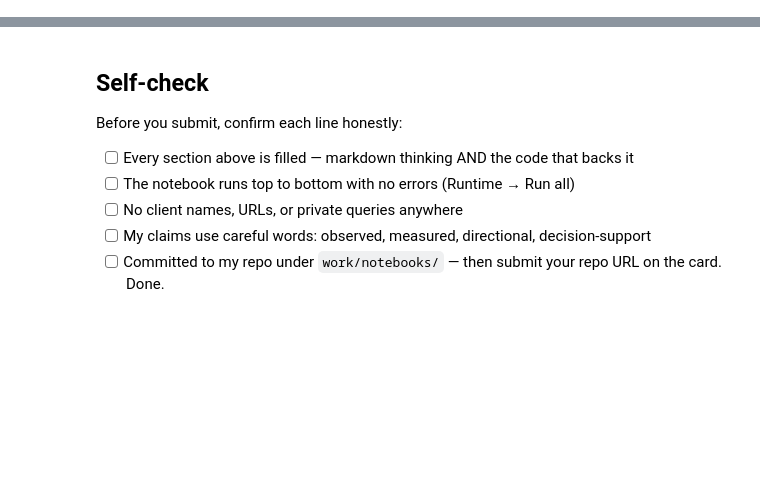
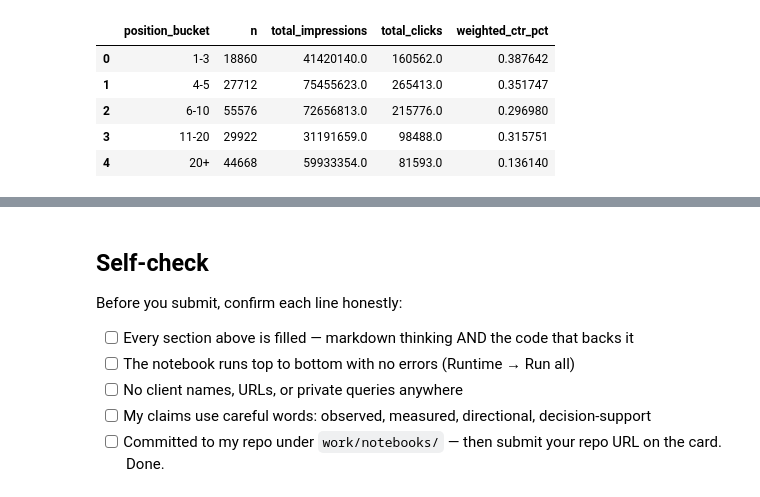
Before and after one commit to Adnan-ai98/flyrank-ml-internship, a Jupyter notebook: work/notebooks/w04_signal_audit.ipynb, the cells around one changed output, grey strips where cells are left out. Cells and saved outputs as stored; diff of their text form; code cells hidden in the pictures; blank space fills up the shorter version.

```diff
--- a/work/notebooks/w04_signal_audit.ipynb
+++ b/work/notebooks/w04_signal_audit.ipynb
@@ -36,0 +281,82 @@ This skeleton is yours to fill. Work the sections **in order** — each one has
+# %%
+# ============================================================
+# SIGNAL 2 — POSITION VS CTR
+# ============================================================
+
+audit_frame["position_bucket"] = pd.cut(
+    audit_frame["gsc_avg_position"],
+    bins=[0, 3, 5, 10, 20, np.inf],
+    labels=[
+        "1-3",
+        "4-5",
+        "6-10",
+        "11-20",
+        "20+"
+    ],
+    include_lowest=True
+)
+
+position_test = (
+    audit_frame
+    .groupby("position_bucket", observed=False)
+    .agg(
+        n=("gsc_impressions", "size"),
+        total_impressions=("gsc_impressions", "sum"),
+        total_clicks=("gsc_clicks", "sum")
+    )
+    .reset_index()
+)
+
+position_test["weighted_ctr"] = np.where(
+    position_test["total_impressions"] > 0,
+    position_test["total_clicks"]
+    / position_test["total_impressions"],
+    np.nan
+)
+
+position_test["weighted_ctr_pct"] = (
+    position_test["weighted_ctr"] * 100
+)
+
+print("SIGNAL 2 — Search position vs CTR")
+
+display(
+    position_test[
+        [
+            "position_bucket",
+            "n",
+            "total_impressions",
+            "total_clicks",
+            "weighted_ctr_pct"
+        ]
+    ]
+)
+
+valid_position = position_test.dropna(
+    subset=["weighted_ctr"]
+).copy()
+
+assert (valid_position["n"] >= 50).all()
+
+ctr_values = valid_position["weighted_ctr"].to_numpy()
+
+if len(ctr_values) < 3:
+    position_verdict = "MIXED"
+else:
+    decreasing_pairs = np.sum(
+        np.diff(ctr_values) <= 0
+    )
+
+    increasing_pairs = np.sum(
+        np.diff(ctr_values) > 0
+    )
+
+    if decreasing_pairs >= 3:
+        position_verdict = "CONFIRMED"
+    elif increasing_pairs >= 3:
+        position_verdict = "OPPOSITE"
+    else:
+        position_verdict = "MIXED"
+
+print("Verdict:", position_verdict)
+# %% [output]
@@ -36,0 +364,6 @@ This skeleton is yours to fill. Work the sections **in order** — each one has
+|  | position_bucket | n | total_impressions | total_clicks | weighted_ctr_pct |
+| 0 | 1-3 | 18860 | 41420140.0 | 160562.0 | 0.387642 |
+| 1 | 4-5 | 27712 | 75455623.0 | 265413.0 | 0.351747 |
+| 2 | 6-10 | 55576 | 72656813.0 | 215776.0 | 0.296980 |
+| 3 | 11-20 | 29922 | 31191659.0 | 98488.0 | 0.315751 |
+| 4 | 20+ | 44668 | 59933354.0 | 81593.0 | 0.136140 |
```
Also changed, not shown: parts of 20 cells of this notebook.
